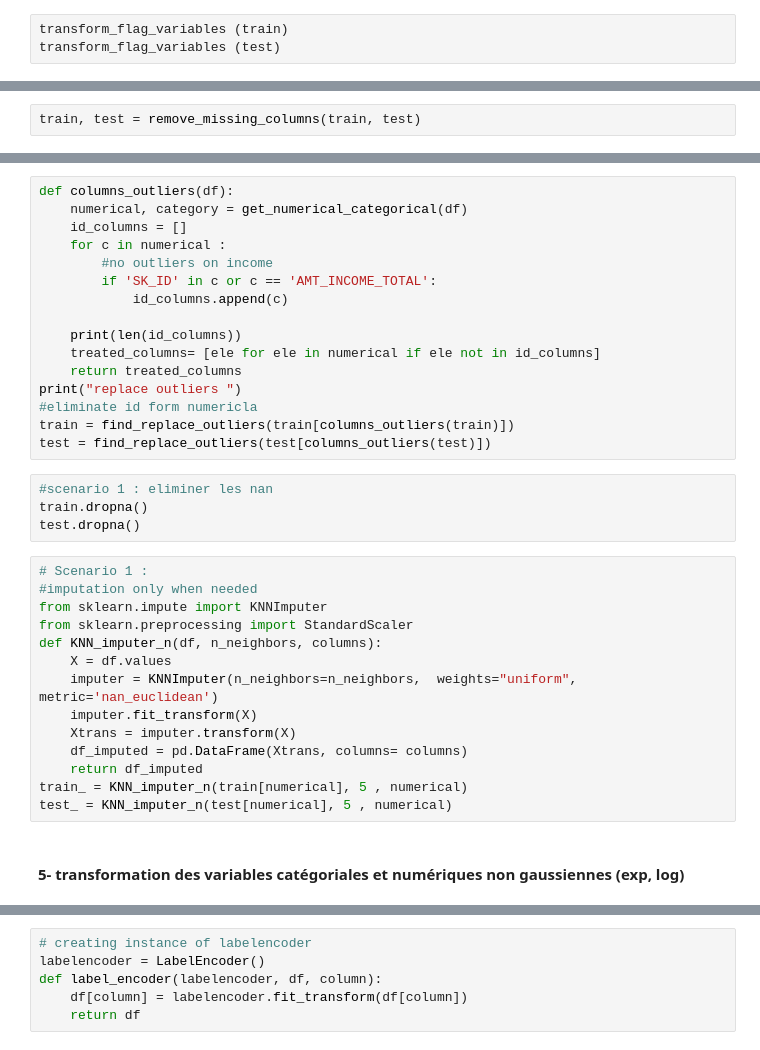
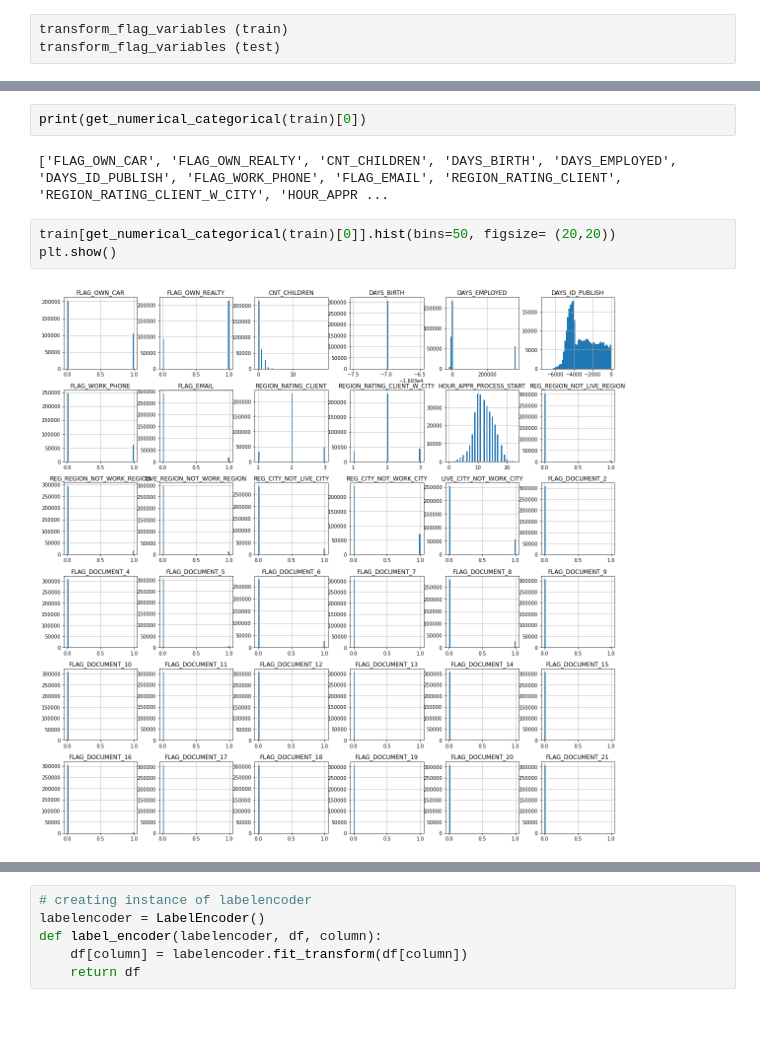
Before and after one commit to a-olfa/P7_OC, a Jupyter notebook: projet7_pretraitement_modelisation.ipynb, the cells around one changed output, grey strips where cells are left out. Saved outputs shown, nothing was run; the diff lists cells and outputs as text; blank space fills up the shorter version.

```diff
--- a/projet7_pretraitement_modelisation.ipynb
+++ b/projet7_pretraitement_modelisation.ipynb
@@ -764,2 +762,0 @@ corrs
-# %%
-train, test = remove_missing_columns(train, test)
@@ -803,36 +763,9 @@ def find_replace_outliers(df):
-# %%
-def columns_outliers(df):
-    numerical, category = get_numerical_categorical(df)
-    id_columns = []
-    for c in numerical :
-        #no outliers on income
-        if 'SK_ID' in c or c == 'AMT_INCOME_TOTAL':
-            id_columns.append(c)
-
-    print(len(id_columns))
-    treated_columns= [ele for ele in numerical if ele not in id_columns]
-    return treated_columns
-print("replace outliers ")
-#eliminate id form numericla
-train = find_replace_outliers(train[columns_outliers(train)])
-test = find_replace_outliers(test[columns_outliers(test)])
-# %%
-#scenario 1 : eliminer les nan
-train.dropna()
-test.dropna()
-# %%
-# Scenario 1 :
-#imputation only when needed
-from sklearn.impute import KNNImputer
-from sklearn.preprocessing import StandardScaler
-def KNN_imputer_n(df, n_neighbors, columns):
-    X = df.values
-    imputer = KNNImputer(n_neighbors=n_neighbors,  weights="uniform", metric='nan_euclidean')
-    imputer.fit_transform(X)
-    Xtrans = imputer.transform(X)
-    df_imputed = pd.DataFrame(Xtrans, columns= columns)
-    return df_imputed
-train_ = KNN_imputer_n(train[numerical], 5 , numerical)
-test_ = KNN_imputer_n(test[numerical], 5 , numerical)
-# %% [markdown]
-#### 5- transformation des variables catégoriales et numériques non gaussiennes (exp, log)
+# %%
+print(get_numerical_categorical(train)[0])
+# %% [output]
+['FLAG_OWN_CAR', 'FLAG_OWN_REALTY', 'CNT_CHILDREN', 'DAYS_BIRTH', 'DAYS_EMPLOYED', 'DAYS_ID_PUBLISH', 'FLAG_WORK_PHONE', 'FLAG_EMAIL', 'REGION_RATING_CLIENT', 'REGION_RATING_CLIENT_W_CITY', 'HOUR_APPR ...
+# %%
+train[get_numerical_categorical(train)[0]].hist(bins=50, figsize= (20,20))
+plt.show()
+# %% [output]
+[figure, added]
```
Also changed, not shown: parts of 97 cells of this notebook, 3 other files.
